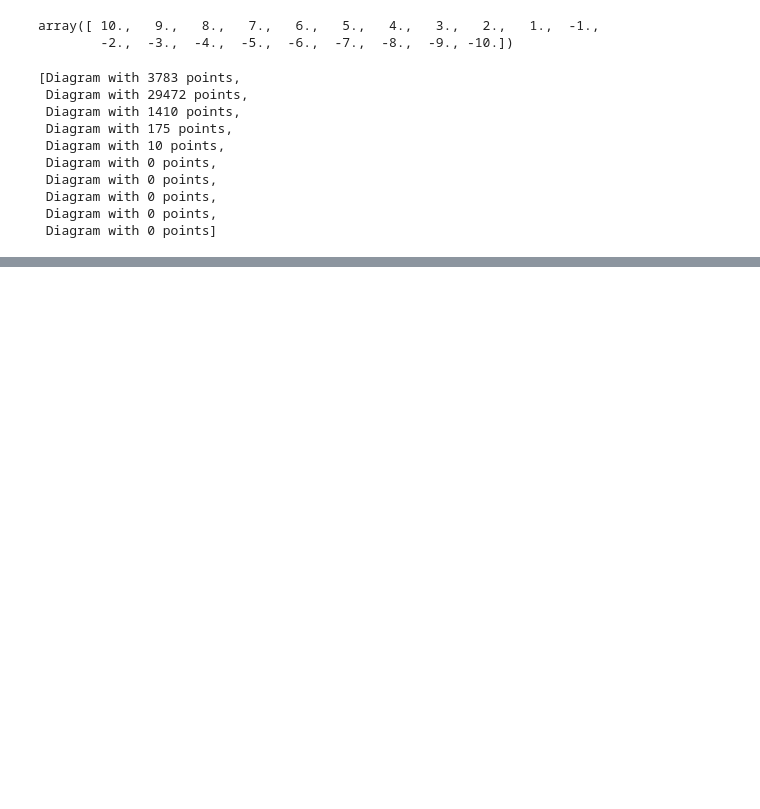
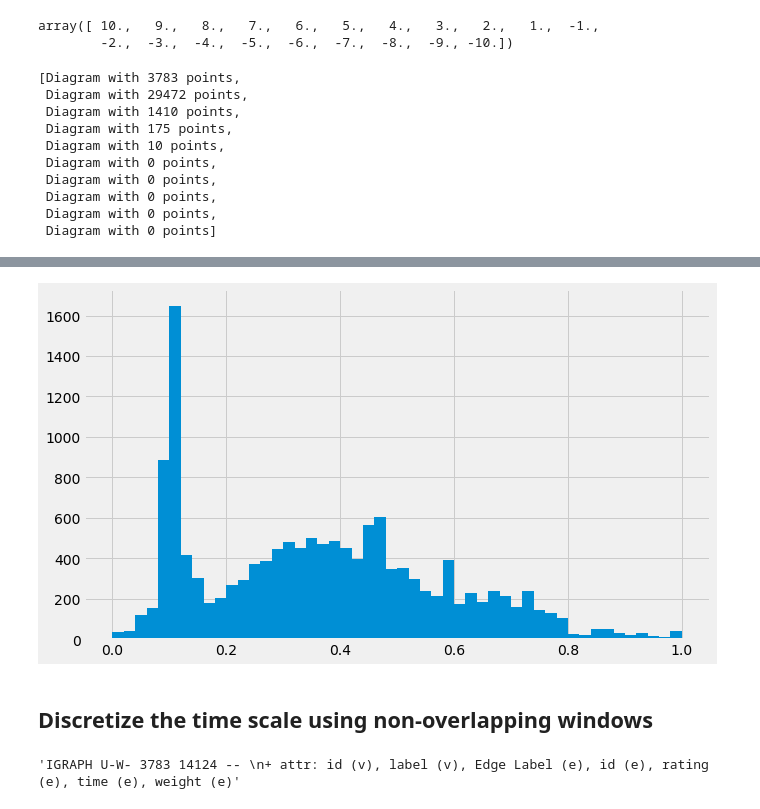
Before and after one commit to dlozeve/tda-networks, a Jupyter notebook: bitcoinalpha.ipynb, the cells around one changed output, grey strips where cells are left out. Drawn from its saved outputs; the diff is of its cells as text; code cells hidden in the pictures; blank space fills up the shorter version.

Commit message:
Bitcoin Alpha network: PH on sliding windows

```diff
--- a/bitcoinalpha.ipynb
+++ b/bitcoinalpha.ipynb
@@ -44,0 +65,8 @@ d.plot.plot_bars(dgms[1])
+# %%
+G.es["time"] = (np.array(G.es["time"]) - time_min) / (time_max - time_min)
+# %%
+plt.hist(G.es["time"], bins=50);
+# %% [output]
+[figure, added]
+# %% [markdown]
+## Discretize the time scale using non-overlapping windows
@@ -44,0 +79,4 @@ d.plot.plot_bars(dgms[1])
+# %%
+G.summary()
+# %% [output]
+'IGRAPH U-W- 3783 14124 -- \n+ attr: id (v), label (v), Edge Label (e), id (e), rating (e), time (e), weight (e)'
```
Also changed, not shown: parts of 22 cells of this notebook.
